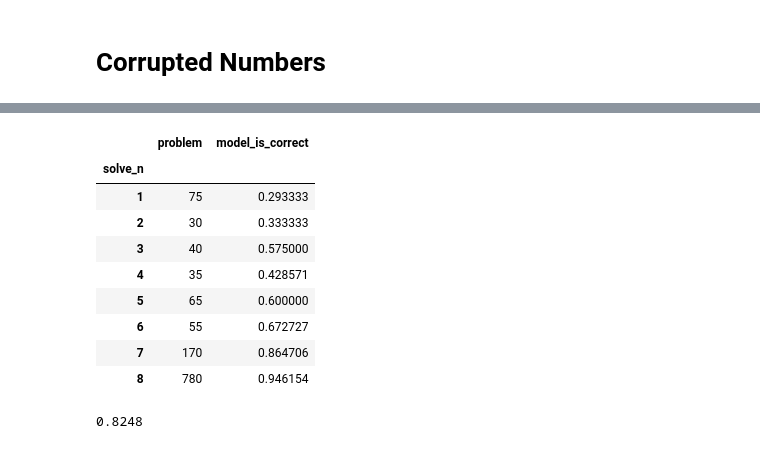
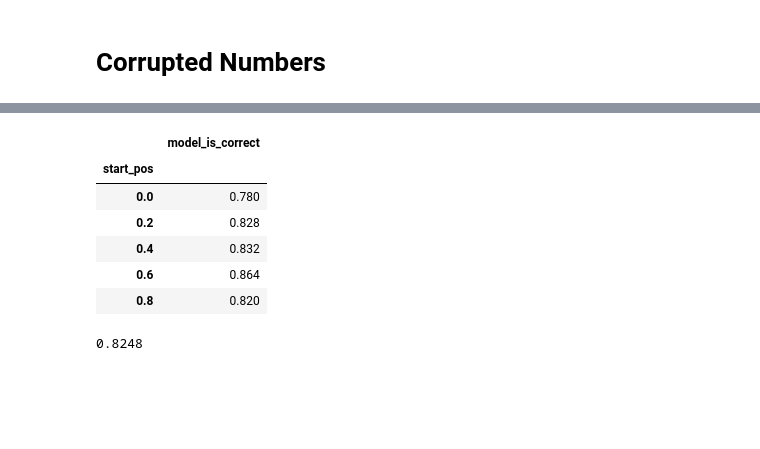
Before and after one commit to Aochong-Li/perturb-r, a Jupyter notebook: notebook/math/benchmark_eval.ipynb, the cells around one changed output, grey strips where cells are left out. Saved outputs shown, nothing was run; the diff lists cells and outputs as text; code cells hidden in the pictures; blank space fills up the shorter version.

```diff
--- a/notebook/math/benchmark_eval.ipynb
+++ b/notebook/math/benchmark_eval.ipynb
@@ -402,18 +823,15 @@ gt = example['solution']
 res = example['post_corruption_response']
 prompt = example['prompt']
 # %%
-df.groupby('solve_n').agg({'problem': 'count', 'model_is_correct': 'mean'})
+df.groupby('start_pos')[['model_is_correct']].mean()
 # %% [output]
-|  | problem | model_is_correct |
-| solve_n |  |  |
-| 1 | 75 | 0.293333 |
-| 2 | 30 | 0.333333 |
-| 3 | 40 | 0.575000 |
-| 4 | 35 | 0.428571 |
-| 5 | 65 | 0.600000 |
-| 6 | 55 | 0.672727 |
-| 7 | 170 | 0.864706 |
-| 8 | 780 | 0.946154 |
+|  | model_is_correct |
+| start_pos |  |
+| 0.0 | 0.780 |
+| 0.2 | 0.828 |
+| 0.4 | 0.832 |
+| 0.6 | 0.864 |
+| 0.8 | 0.820 |
 # %%
 df['model_is_correct'].mean()
 # %% [output]
```
Also changed, not shown: parts of 62 cells of this notebook, 22 other files.
